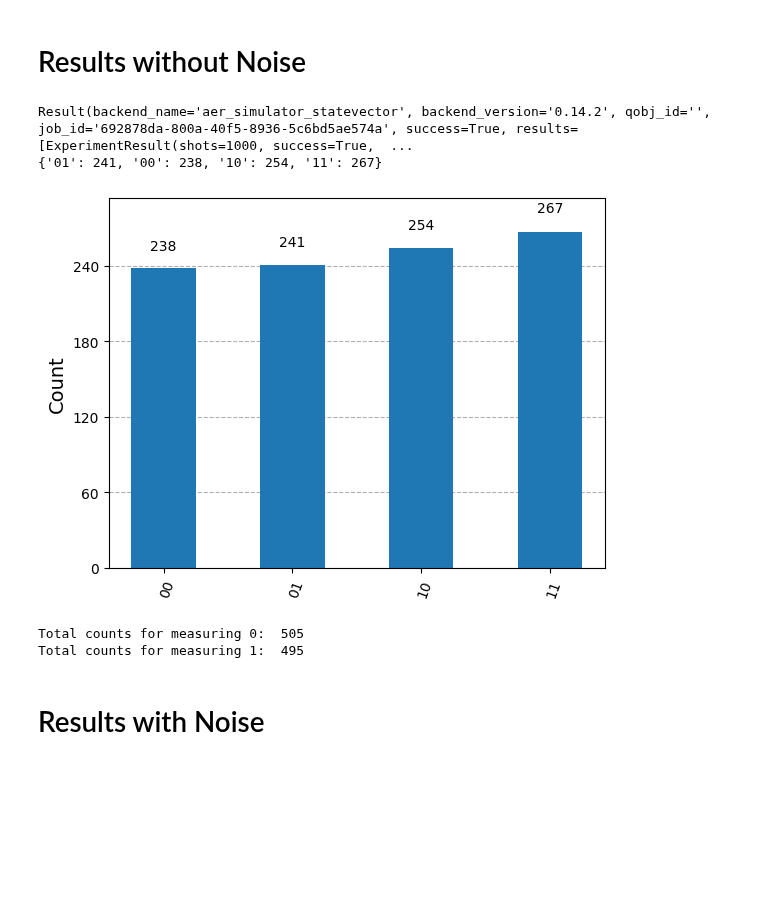
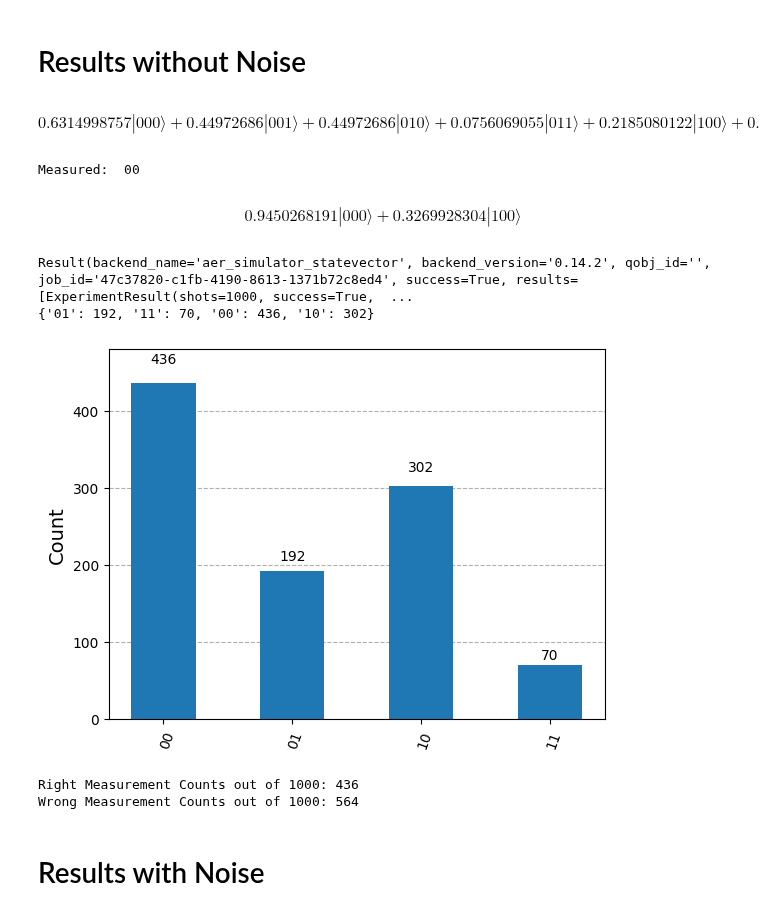
Before and after one commit to Sal7ySalt/Smallest-MSD-Protocol, a Jupyter notebook: noise.ipynb, the cells around one changed output. Saved outputs shown, nothing was run; the diff lists cells and outputs as text; code cells hidden in the pictures; blank space fills up the shorter version.

```diff
--- a/noise.ipynb
+++ b/noise.ipynb
@@ -13,5 +16,18 @@ from qiskit_aer.noise import NoiseModel, depolarizing_error, ReadoutError
+# %%
+# Create a UnitaryGate with Hadamard matrix but custom label
+H_matrix = HGate().to_matrix()
+h_tagged = UnitaryGate(H_matrix, label='h_targeted')
 # %%
 circuit = QuantumCircuit(3, 2)
+
+# State prep
+theta = np.arctan(np.sqrt((np.sqrt(5) - 1) / 2))
+amp_0 = np.cos(theta/2)
+amp_1 = np.sin(theta/2)
+
+for i in range(3):
+    circuit.initialize([amp_0, amp_1], i)
+circuit.barrier()
 
 # Insert errors right after state prep
 for a in range(3):
@@ -20,29 +36,16 @@ circuit.barrier()
 
 # CZ on qubits 0,1 and Hadamard on qubit 2
 circuit.cz(0,1)
-circuit.h(2)
-circuit.barrier()
-
-# Errors after the above gates
-for j in range(3):
-    circuit.id(j)
+circuit.append(h_tagged, [2])
 circuit.barrier()
 
 # Measure qubit 0 in X basis, and CZ on qubits 1,2
 circuit.h(0)
-circuit.measure(0,0)
 circuit.cz(1,2)
-circuit.barrier()
-
-# Errors after above CZ gate
-for j in range(1, 3):
-    circuit.id(j)
 circuit.barrier()
 
 # Measure qubit 1 in X basis, and insert error on qubit 2
 circuit.h(1)
-circuit.measure(1,1)
-circuit.id(2)
 
 display(circuit.draw(output='mpl'))
 # %% [output]
@@ -50,25 +53,43 @@ display(circuit.draw(output='mpl'))
 # %% [markdown]
 # Results without Noise
+# %%
+state_before_measurement = Statevector.from_instruction(circuit)
+display(state_before_measurement.draw("latex"))
+
+res, collapsed = state_before_measurement.measure([0, 1])
+print("Measured: ", res)
+display(collapsed.draw("latex"))
+# %% [output]
+$$0.6314998757 |000\rangle+0.44972686 |001\rangle+0.44972686 |010\rangle+0.0756069055 |011\rangle+0.2185080122 |100\rangle+0.0367349965 |101\rangle+0.3068257532 |110\rangle+0.2185080122 |111\rangle$$
+Measured:  00
+$$0.9450268191 |000\rangle+0.3269928304 |100\rangle$$
 # %%
+meas_circuit = circuit.copy()
+meas_circuit.measure([0, 1], [0, 1])
+
 backend = AerSimulator(method='statevector')
 
-job = backend.run(circuit,shots=1000)
+transpiled = transpile(meas_circuit, backend)
+
+job = backend.run(transpiled,shots=1000)
 result = job.result()
 print(result)
 
-counts = result.get_counts(circuit)
+counts = result.get_counts()
 print(counts)
 display(plot_histogram(counts))
-
-sum0 = counts['00'] + counts['11']
-sum1 = counts['01'] + counts['10']
-print("Total counts for measuring 0: ", sum0)
-print("Total counts for measuring 1: ", sum1)
 # %% [output]
-Result(backend_name='aer_simulator_statevector', backend_version='0.14.2', qobj_id='', job_id='692878da-800a-40f5-8936-5c6bd5ae574a', success=True, results=[ExperimentResult(shots=1000, success=True,  ...
-{'01': 241, '00': 238, '10': 254, '11': 267}
+Result(backend_name='aer_simulator_statevector', backend_version='0.14.2', qobj_id='', job_id='47c37820-c1fb-4190-8613-1371b72c8ed4', success=True, results=[ExperimentResult(shots=1000, success=True,  ...
+{'01': 192, '11': 70, '00': 436, '10': 302}
-[figure, old version]
+[figure, new version]
-Total counts for measuring 0:  505
-Total counts for measuring 1:  495
+# %%
+right = counts['00']
+wrong = counts['01'] + counts['10'] + counts['11']
+
+print(f"Right Measurement Counts out of 1000: {right}")
+print(f"Wrong Measurement Counts out of 1000: {wrong}")
+# %% [output]
+Right Measurement Counts out of 1000: 436
+Wrong Measurement Counts out of 1000: 564
 # %% [markdown]
 # Results with Noise
```
Also changed, not shown: parts of 8 cells of this notebook.
